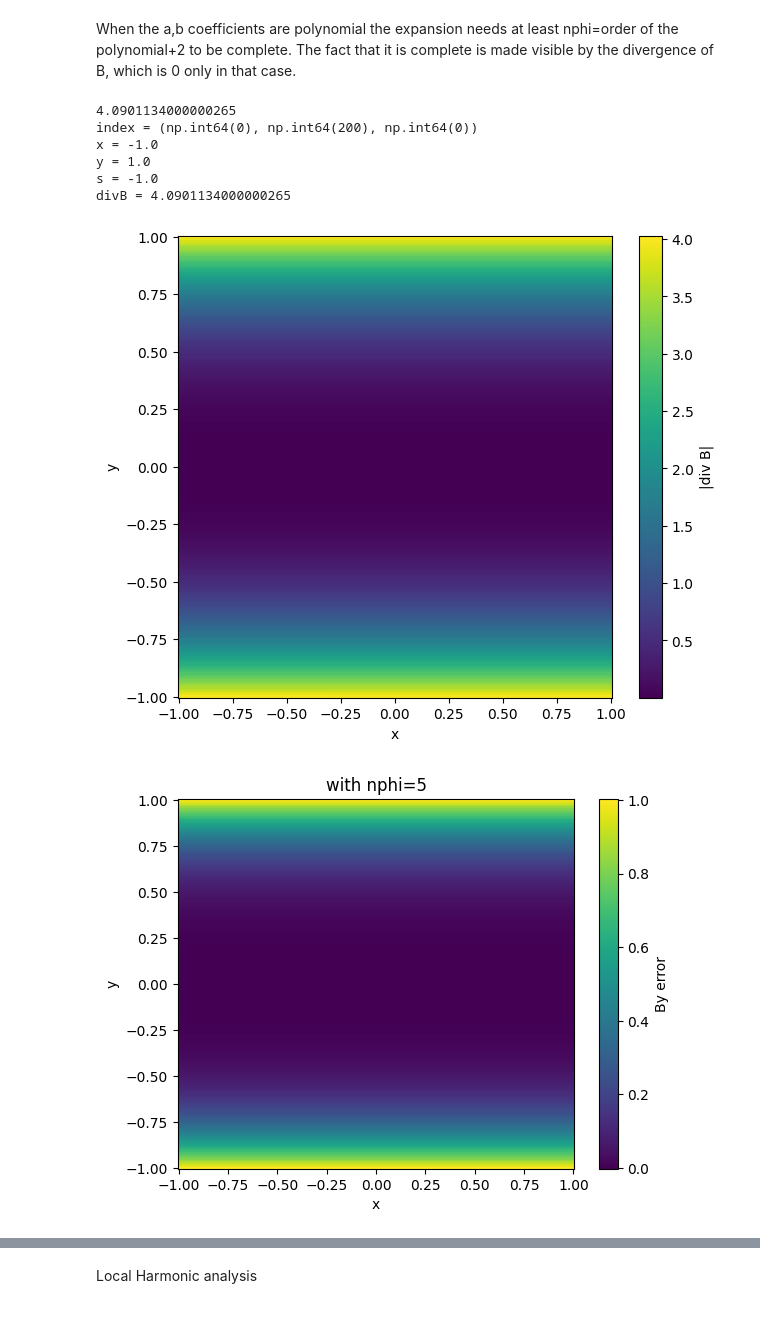
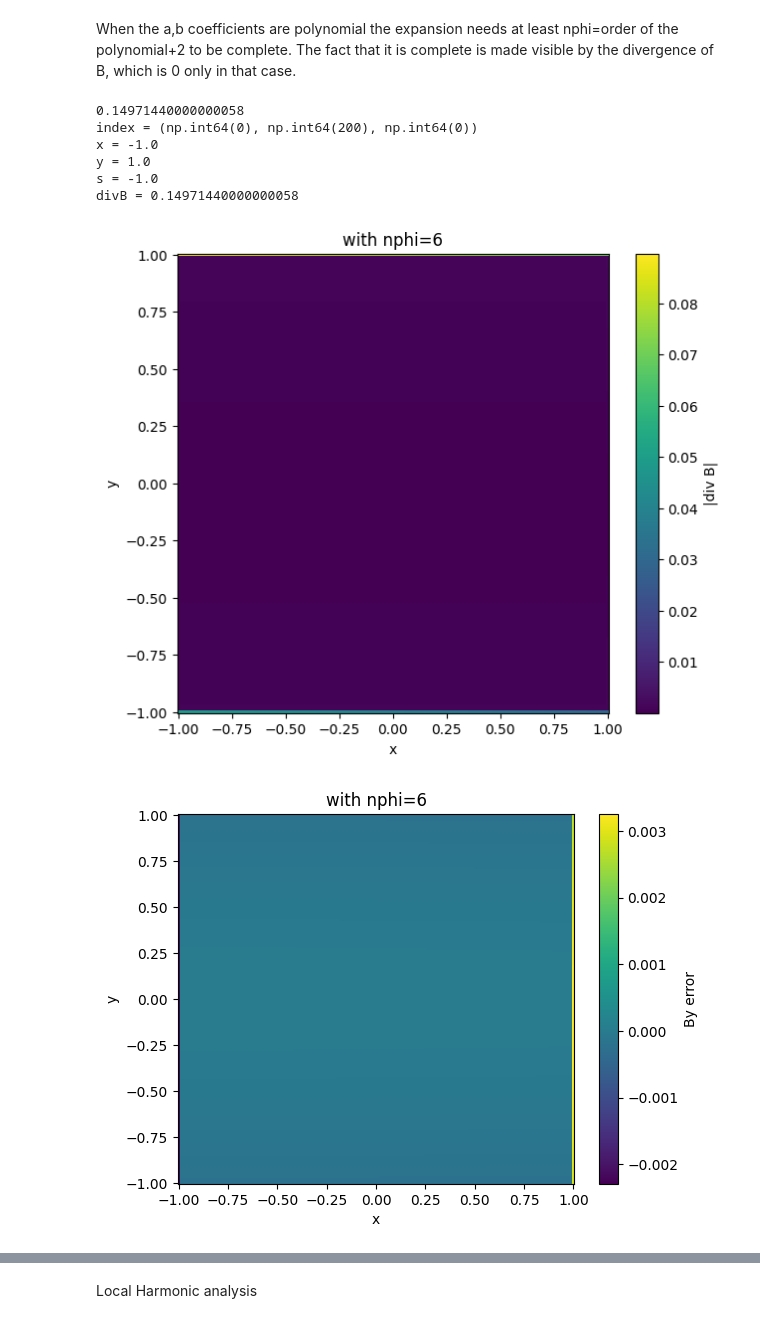
Before and after one commit to marcoliniF/bpmeth, a Jupyter notebook: preliminaryTrials/2abBAcurlB_HA_ab.ipynb, the cells around one changed output, grey strips where cells are left out. Saved outputs shown, nothing was run; the diff lists cells and outputs as text; code cells hidden in the pictures.

```diff
--- a/preliminaryTrials/2abBAcurlB_HA_ab.ipynb
+++ b/preliminaryTrials/2abBAcurlB_HA_ab.ipynb
@@ -7,14 +7,13 @@ from sympy import lambdify
 from sympy.abc import x, y, s
 # %%
 #start from multipole coeefficients a_n(s)=a1,a2,... and b_n(s)
-# a_coeffs = [1,0.05,0.3,0]
-# b_coeffs = [0.1,0.02,0.003,0]
+
 a_coeffs = ["1.2-0.3*s", "1-s**2", 0.02, 0.002]
 b_coeffs = ["1-s**4","0.5-s**2",0.1, 0.1]
 # a_coeffs = ["3.4/(exp(s)+exp(-s))","-0.5*s**2+1.2",0.3,0.5]
 # b_coeffs = ["2*exp(-s**2)",0.5,"1/(1+s**2)**1.5",0.05]
 #get scalar potential
-nphi=5
+nphi=6
 expansion=bpmeth.FieldExpansion(a=a_coeffs, b=b_coeffs, nphi=nphi)
 expansion.plot_components()
 plt.xlabel('s')
@@ -66,0 +62,7 @@ print(X.shape)
+# %%
+xa= np.linspace(-1,1,npoints)
+ya=np.linspace(-1,1,npoints)
+sa=np.linspace(-1,1,npoints)
+X,Y,S = np.meshgrid(xa, ya, sa, indexing='ij')
+print(S.shape)
+print(X.shape)
@@ -167,34 +172,35 @@ k = len(sa)//2
 
 plt.figure(figsize=(7,6))
 plt.pcolormesh(xa, ya, np.abs(divB[:, :, k]).T, shading='auto')
 plt.colorbar(label='|div B|')
 plt.xlabel('x')
 plt.ylabel('y')
+plt.title('with nphi='+str(nphi))
 plt.show()
 
 errBy = -(curl_Ay - By_ana)
 
 k = len(sa)//2
 
 plt.pcolormesh(xa, ya, errBy[:, :, k].T, shading='auto')
 plt.colorbar(label='By error')
 plt.title('with nphi='+str(nphi))
 plt.xlabel('x')
 plt.ylabel('y')
 plt.show()
 
 plt.title('with nphi='+str(nphi))
 plt.pcolormesh(xa, ya, divB[:, :, k].T, shading='auto')
 plt.colorbar(label='divB')
 plt.xlabel('x')
 plt.ylabel('y')
 plt.show()
 # %% [output]
-4.0901134000000265
+0.14971440000000058
 index = (np.int64(0), np.int64(200), np.int64(0))
 x = -1.0
 y = 1.0
 s = -1.0
-divB = 4.0901134000000265
+divB = 0.14971440000000058
-[figure, old version]
+[figure, new version]
-[figure, old version]
+[figure, new version]
```
Also changed, not shown: parts of 16 cells of this notebook, 9 other files.
